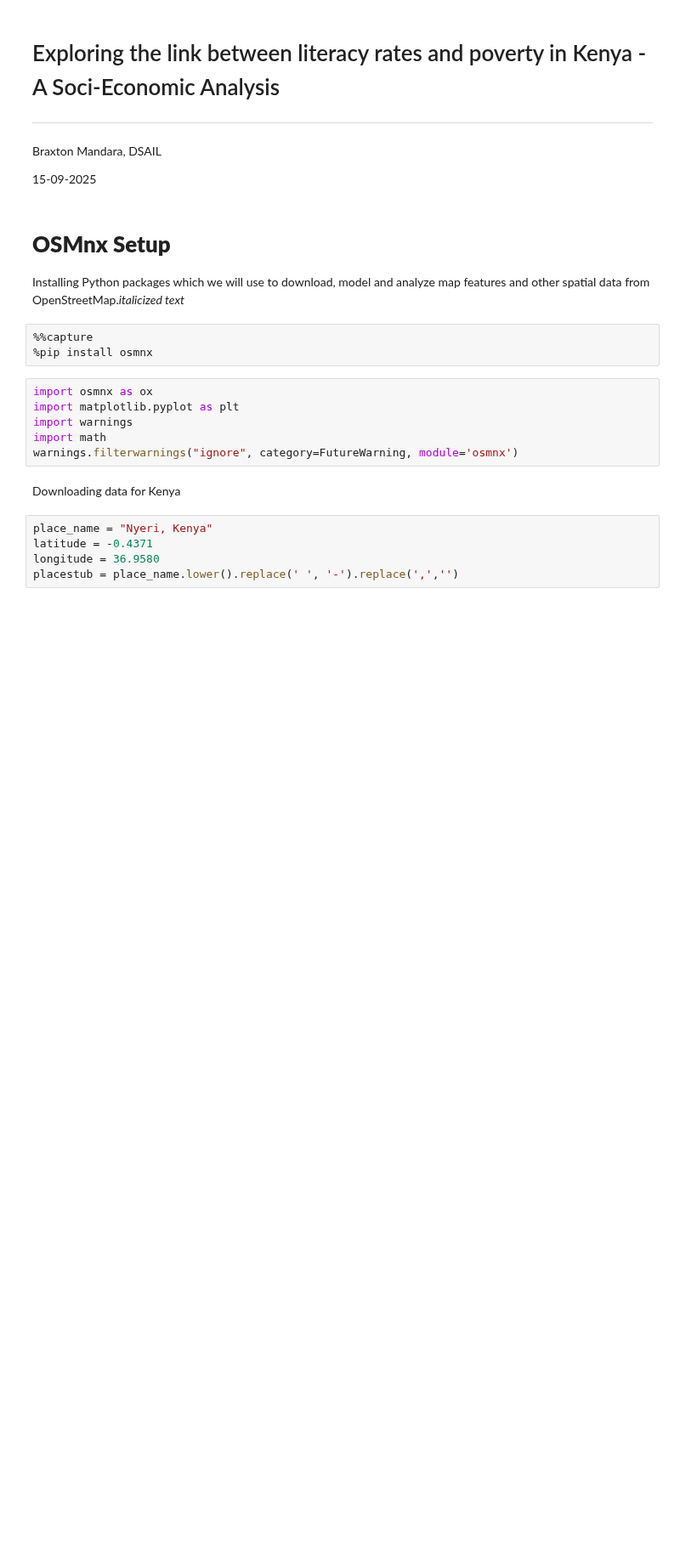
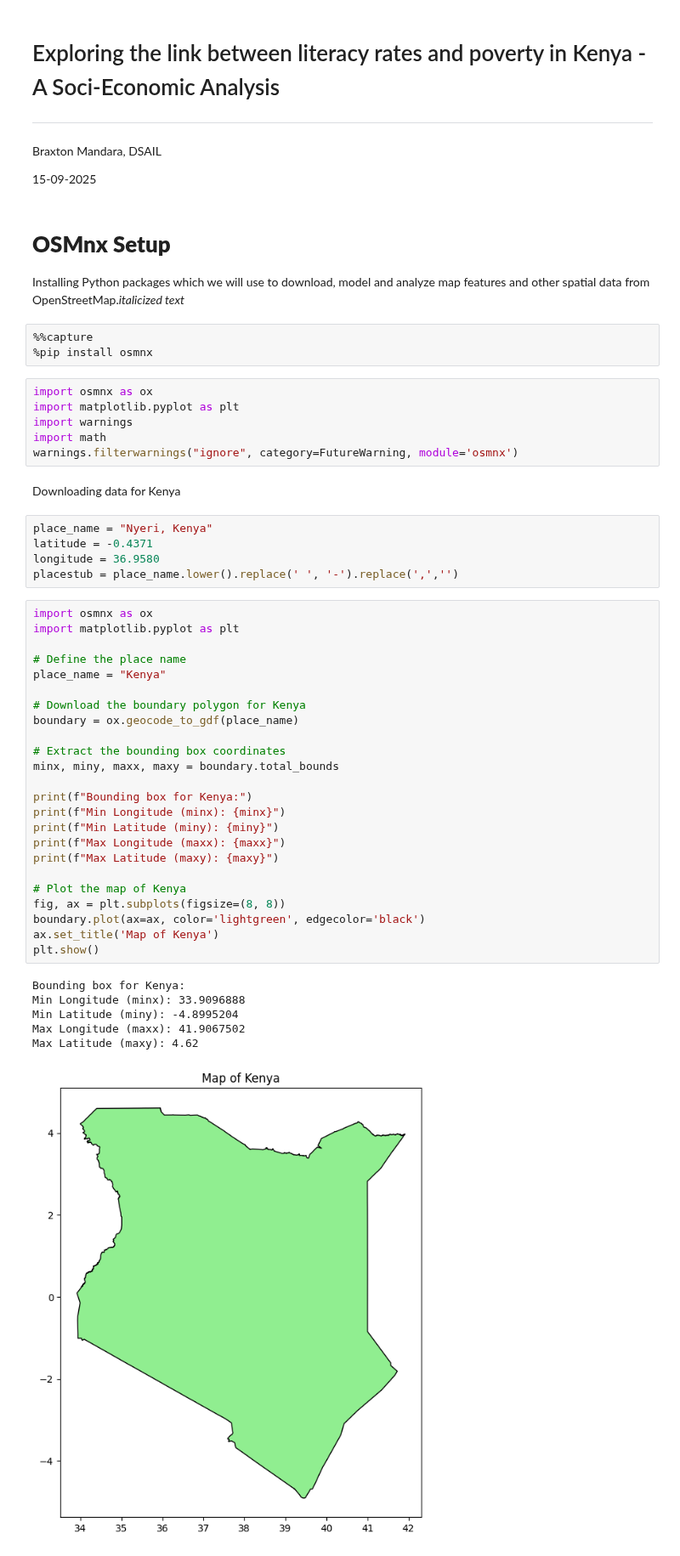
Before and after one commit to call493/MLFC, a Jupyter notebook: _notebooks/Poverty_and_Literacy_levels_correlation.ipynb, the cells around one changed output. Shown at 85% size. Saved outputs shown, nothing was run; the diff lists cells and outputs as text; blank space fills up the shorter version.

```diff
--- a/_notebooks/Poverty_and_Literacy_levels_correlation.ipynb
+++ b/_notebooks/Poverty_and_Literacy_levels_correlation.ipynb
@@ -32,3 +32,34 @@ place_name = "Nyeri, Kenya"
 latitude = -0.4371
 longitude = 36.9580
 placestub = place_name.lower().replace(' ', '-').replace(',','')
+# %%
+import osmnx as ox
+import matplotlib.pyplot as plt
+
+# Define the place name
+place_name = "Kenya"
+
+# Download the boundary polygon for Kenya
+boundary = ox.geocode_to_gdf(place_name)
+
+# Extract the bounding box coordinates
+minx, miny, maxx, maxy = boundary.total_bounds
+
+print(f"Bounding box for Kenya:")
+print(f"Min Longitude (minx): {minx}")
+print(f"Min Latitude (miny): {miny}")
+print(f"Max Longitude (maxx): {maxx}")
+print(f"Max Latitude (maxy): {maxy}")
+
+# Plot the map of Kenya
+fig, ax = plt.subplots(figsize=(8, 8))
+boundary.plot(ax=ax, color='lightgreen', edgecolor='black')
+ax.set_title('Map of Kenya')
+plt.show()
+# %% [output]
+Bounding box for Kenya:
+Min Longitude (minx): 33.9096888
+Min Latitude (miny): -4.8995204
+Max Longitude (maxx): 41.9067502
+Max Latitude (maxy): 4.62
+[figure, added]
```
Also changed, not shown: parts of 2 cells of this notebook.
